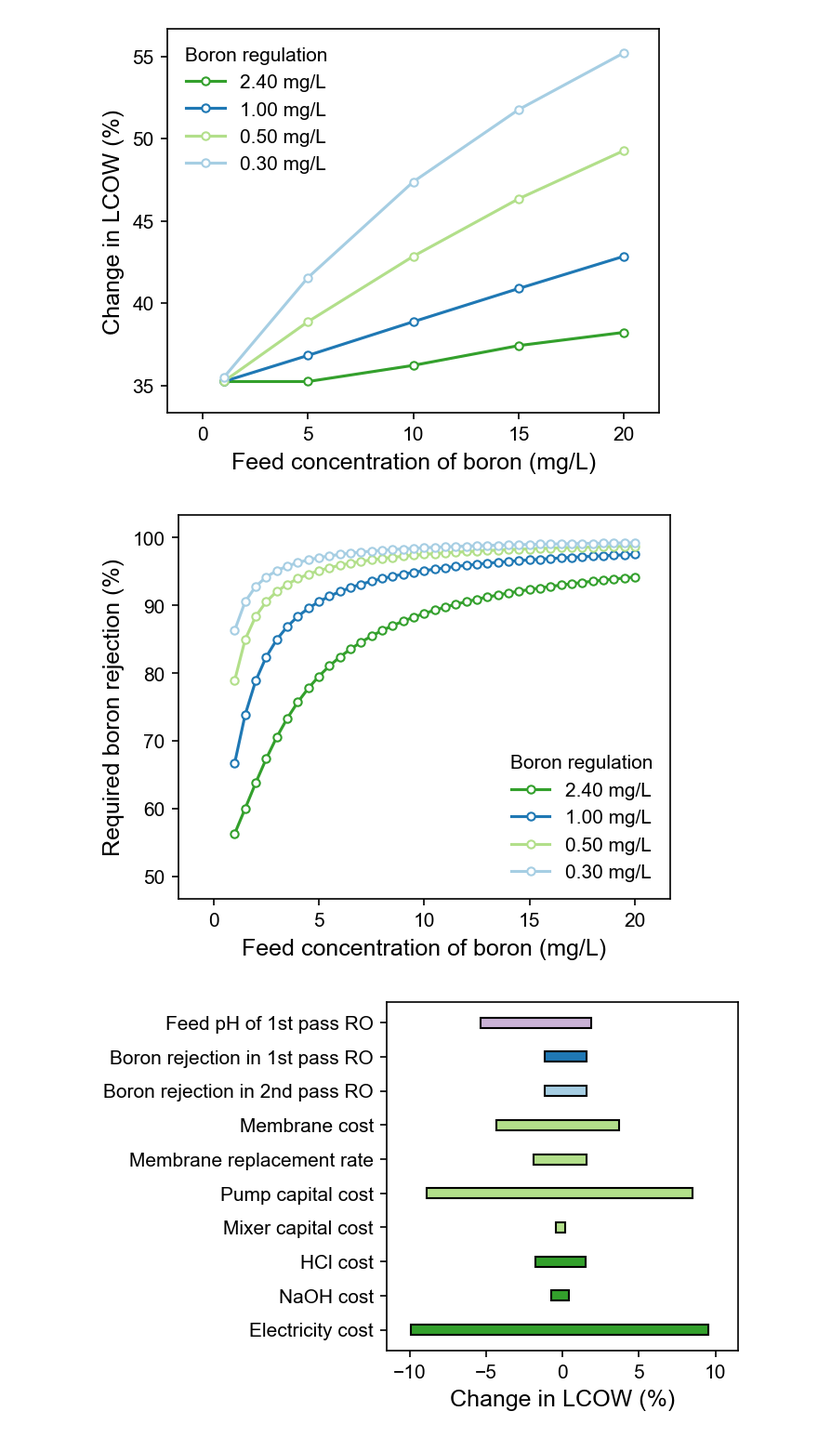
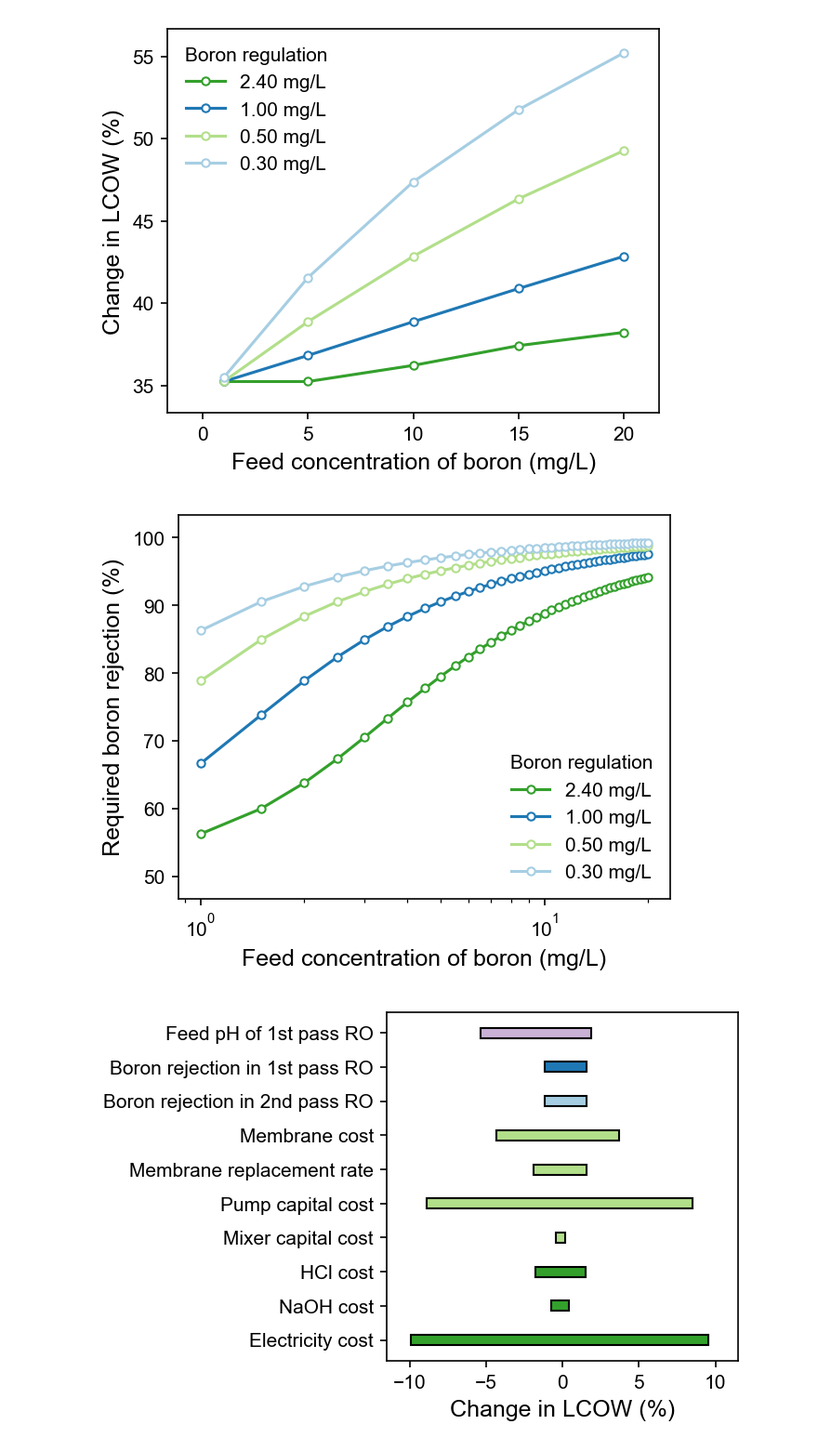
Before and after one commit to savannahsakhai/watertap, a Jupyter notebook: watertap/examples/flowsheets/boron_removal/sweep_plots.ipynb, the cells around one changed output. Shown at 93% size. Cells and saved outputs as stored; diff of their text form; code cells hidden in the pictures.

Commit message:
plotting temp save

```diff
--- a/watertap/examples/flowsheets/boron_removal/sweep_plots.ipynb
+++ b/watertap/examples/flowsheets/boron_removal/sweep_plots.ipynb
@@ -483,36 +402,36 @@ fig.plot_line(
         marker="o",
         markersize=4,
         markerfacecolor="white",
         ls="-",
         lw=1.5,
         color=light,
         ax_idx=0,
         zorder=4,
         clip_on=True,
         save_label=None,
         sort_data=True,
         log_data=True,
     )
-
+plt.xscale('log')
 plt.legend(["2.40 mg/L","1.00 mg/L","0.50 mg/L","0.30 mg/L"], title="Boron regulation", frameon=False)
 
 xformat=[[0, 20], 5]
 yformat=[[50, 100], 10]
 # # x-pltis
 spacing_factor = 3
-xlim = xformat[0]
-xinc = xformat[1]
-plt.xlim(xlim[0]-xinc/spacing_factor, xlim[1]+xinc/spacing_factor)
-plt.xticks(np.linspace(xlim[0], xlim[1], int(round((xlim[1]-xlim[0])/xinc))+1))
+# xlim = xformat[0]
+# xinc = xformat[1]
+# plt.xlim(xlim[0]-xinc/spacing_factor, xlim[1]+xinc/spacing_factor)
+# plt.xticks(np.linspace(xlim[0], xlim[1], int(round((xlim[1]-xlim[0])/xinc))+1))
 # y-pltis
 ylim = yformat[0]
 yinc = yformat[1]
 plt.ylim(ylim[0]-yinc/spacing_factor, ylim[1]+yinc/spacing_factor)
 plt.yticks(np.linspace(ylim[0], ylim[1], int(round((ylim[1]-ylim[0])/yinc))+1))
 
 plt.xlabel("Feed concentration of boron (mg/L)")
 plt.ylabel("Required boron rejection (%)")
 
 plt.savefig("Rej_req_1stage", dpi=600, bbox_inches='tight')
 # %% [output]
-[figure, old version]
+[figure, new version]
```
Also changed, not shown: parts of 15 cells of this notebook, 15 other files.
